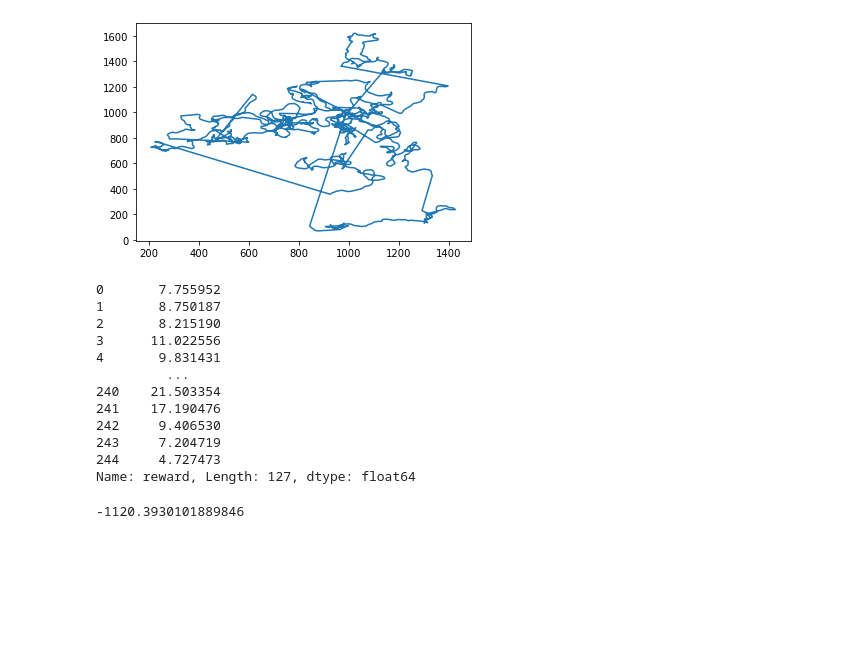
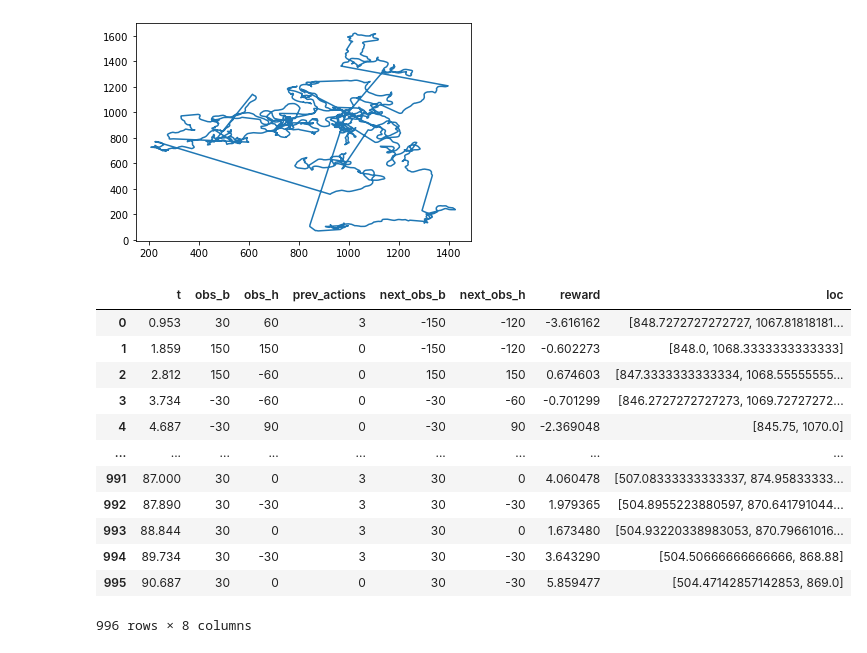
Before and after one commit to ccli3896/RLWorms, a Jupyter notebook: 12_01_dropoutmodel/Integration_testing.ipynb, the cells around one changed output. Cells and saved outputs as stored; diff of their text form; code cells hidden in the pictures; blank space fills up the shorter version.

```diff
--- a/12_01_dropoutmodel/Integration_testing.ipynb
+++ b/12_01_dropoutmodel/Integration_testing.ipynb
@@ -125,5 +126,3 @@ plt.plot(locs[:,0],locs[:,1])
 # %% [output]
 [<matplotlib.lines.Line2D at 0x...>]
 [figure]
-# %%
-traj_df.loc[traj_df['reward']>0,'reward'] = traj_df.loc[traj_df]
@@ -132,15 +128,0 @@ traj_df[traj_df['reward']>0]['reward'] = np.zeros(len(traj_df[traj_df['reward']>
-# %%
-traj_df[traj_df['reward']>0]['reward']
-# %% [output]
-0       7.755952
-1       8.750187
-2       8.215190
-3      11.022556
-4       9.831431
-         ...
-240    21.503354
-241    17.190476
-242     9.406530
-243     7.204719
-244     4.727473
-Name: reward, Length: 127, dtype: float64
@@ -149,4 +129,16 @@ traj_df.loc[traj_df['reward']==0,'reward'] = traj_df[traj_df['reward']==0]+2
-# %%
-sum(traj_df['reward'])
-# %% [output]
--1120.3930101889846
+# %%
+traj_df
+# %% [output]
+|  | t | obs_b | obs_h | prev_actions | next_obs_b | next_obs_h | reward | loc |
+| 0 | 0.953 | 30 | 60 | 3 | -150 | -120 | -3.616162 | [848.7272727272727, 1067.81818181... |
+| 1 | 1.859 | 150 | 150 | 0 | -150 | -120 | -0.602273 | [848.0, 1068.3333333333333] |
+| 2 | 2.812 | 150 | -60 | 0 | 150 | 150 | 0.674603 | [847.3333333333334, 1068.55555555... |
+| 3 | 3.734 | -30 | -60 | 0 | -30 | -60 | -0.701299 | [846.2727272727273, 1069.72727272... |
+| 4 | 4.687 | -30 | 90 | 0 | -30 | 90 | -2.369048 | [845.75, 1070.0] |
+| ... | ... | ... | ... | ... | ... | ... | ... | ... |
+| 991 | 87.000 | 30 | 0 | 3 | 30 | 0 | 4.060478 | [507.08333333333337, 874.95833333... |
+| 992 | 87.890 | 30 | -30 | 3 | 30 | -30 | 1.979365 | [504.8955223880597, 870.641791044... |
+| 993 | 88.844 | 30 | 0 | 3 | 30 | 0 | 1.673480 | [504.93220338983053, 870.79661016... |
+| 994 | 89.734 | 30 | -30 | 3 | 30 | -30 | 3.643290 | [504.50666666666666, 868.88] |
+| 995 | 90.687 | 30 | 0 | 0 | 30 | -30 | 5.859477 | [504.47142857142853, 869.0] |
+996 rows × 8 columns
```
Also changed, not shown: parts of 14 cells of this notebook, 1 other file.
